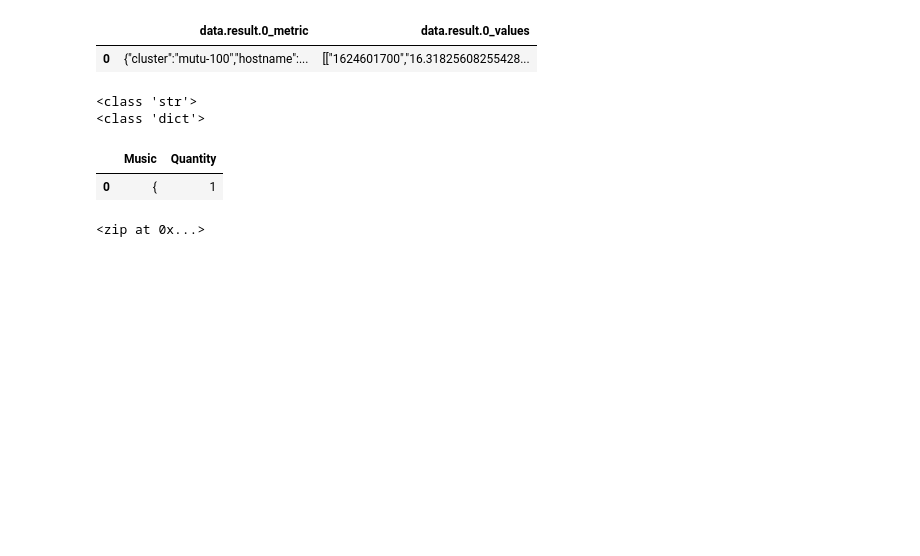
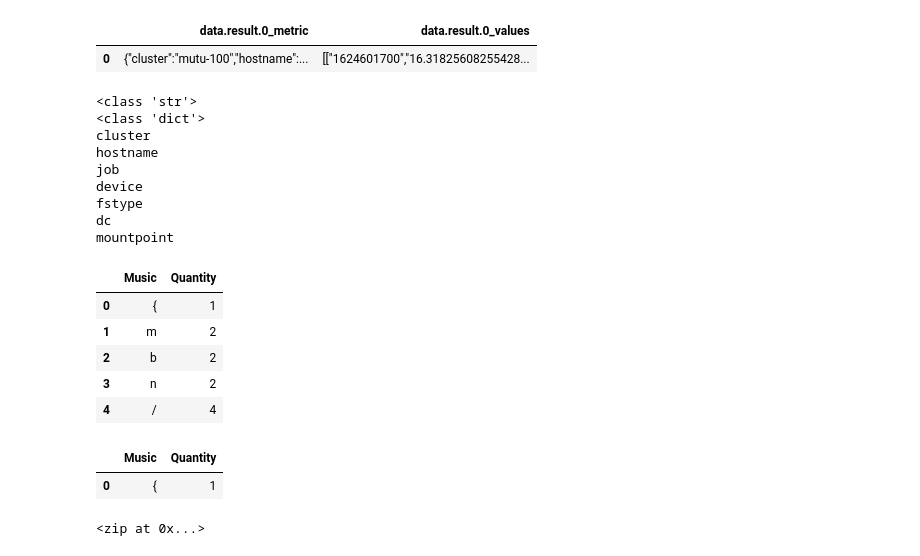
Before and after one commit to totogs/dataiku_test4, a Jupyter notebook: ipython_notebooks/notebook editor for compute_good_columns.ipynb, the cells around one changed output. Cells and saved outputs as stored; diff of their text form; code cells hidden in the pictures; blank space fills up the shorter version.

Commit message:
Saved Jupyter notebook 'notebook editor for compute_good_columns'

```diff
--- a/ipython_notebooks/notebook editor for compute_good_columns.ipynb
+++ b/ipython_notebooks/notebook editor for compute_good_columns.ipynb
@@ -57,14 +57,41 @@ df0.head()
 # %%
 for key, value in df0["data.result.0_metric"].items():
 
     # The value is understand as a sting so we have to cast it as an dict
 
     print(type(value))
     dict = json.loads(value)
     print(type(dict))
+
+    for key, value in dict.items():
+        print(key)
+
+        for i in value[hostname]:
+
+            if test.get(i) != None:
+                test[i] = test[i]+1
+
+            else:
+                test[i] = 1
+
+df = pd.DataFrame(list(test.items()),columns=['Music', 'Quantity'])
+df.head()
 # %% [output]
 <class 'str'>
 <class 'dict'>
+cluster
+hostname
+job
+device
+fstype
+dc
+mountpoint
+|  | Music | Quantity |
+| 0 | { | 1 |
+| 1 | m | 2 |
+| 2 | b | 2 |
+| 3 | n | 2 |
+| 4 | / | 4 |
 # %%
 test = {}
 
```
